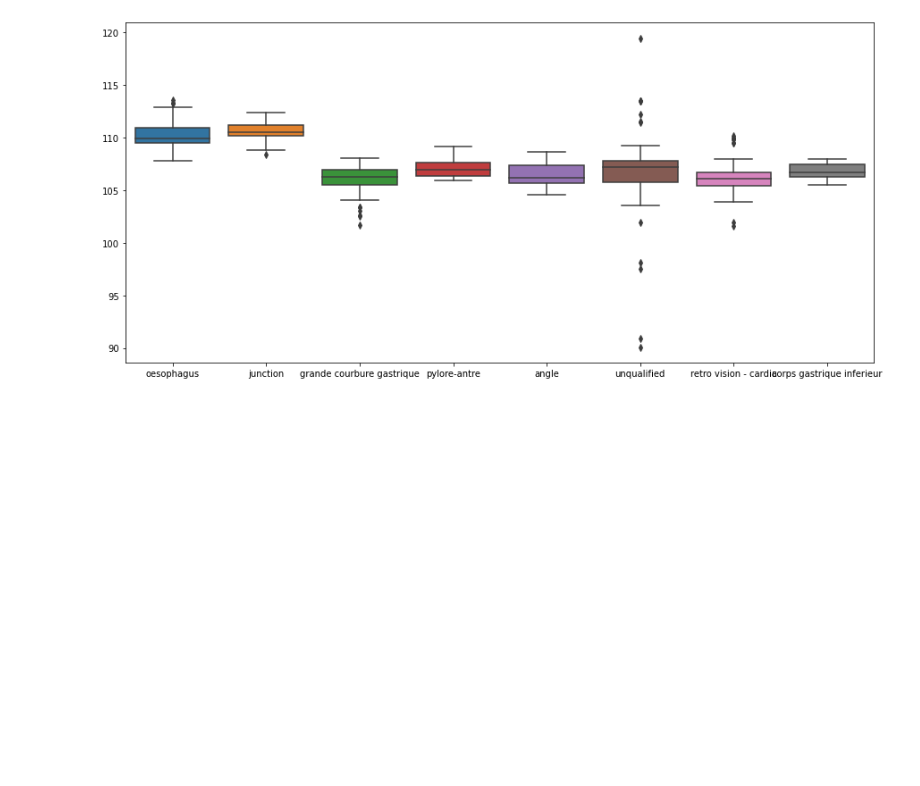
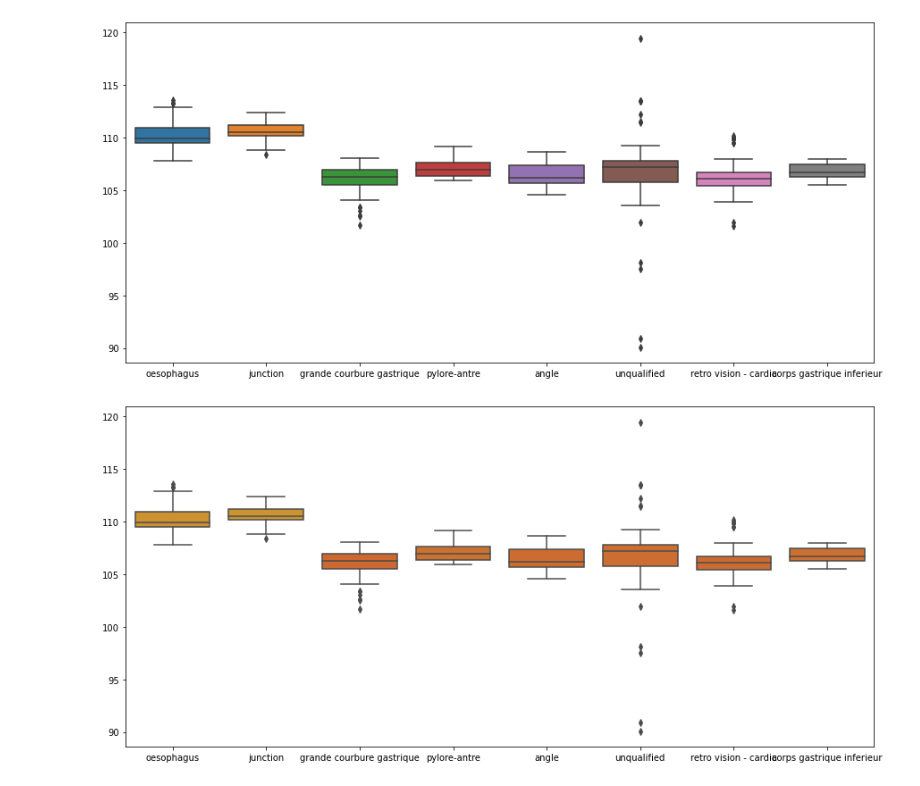
Before and after one commit to khookh/Endoscopic-Image-Classification, a Jupyter notebook: DataInsights/data_exploration.ipynb, the cells around one changed output. Drawn from its saved outputs; the diff is of its cells as text; code cells hidden in the pictures; blank space fills up the shorter version.

```diff
--- a/DataInsights/data_exploration.ipynb
+++ b/DataInsights/data_exploration.ipynb
@@ -208,13 +208,15 @@ df_to_plot_box(mean_hue_df)
 # %% [output]
 [figure]
 # %%
-#h_means_col =mean_hue_df.mean().unique()
-#rgb_means_col = []
-#for elem in h_means_col :
-#    val = colorsys.hsv_to_rgb(elem/80,0.9,0.9)
-#    rgb_means_col.append(val)
-#
-#customPalette = sns.set_palette(sns.color_palette(rgb_means_col))
-#plt.rcParams["figure.figsize"] = [15, 7]
-#ax = sns.boxplot(data=mean_hue_df,palette=customPalette)
-#plt.show()
+h_means_col =mean_hue_df.mean().unique()
+rgb_means_col = []
+for elem in h_means_col :
+    val = colorsys.hsv_to_rgb(elem/100,0.9,0.9)
+    rgb_means_col.append(val)
+
+customPalette = sns.set_palette(sns.color_palette(rgb_means_col))
+plt.rcParams["figure.figsize"] = [15, 7]
+ax = sns.boxplot(data=mean_hue_df,palette=customPalette)
+plt.show()
+# %% [output]
+[figure, added]
```
Also changed, not shown: parts of 1 cell of this notebook, 1 other file.
